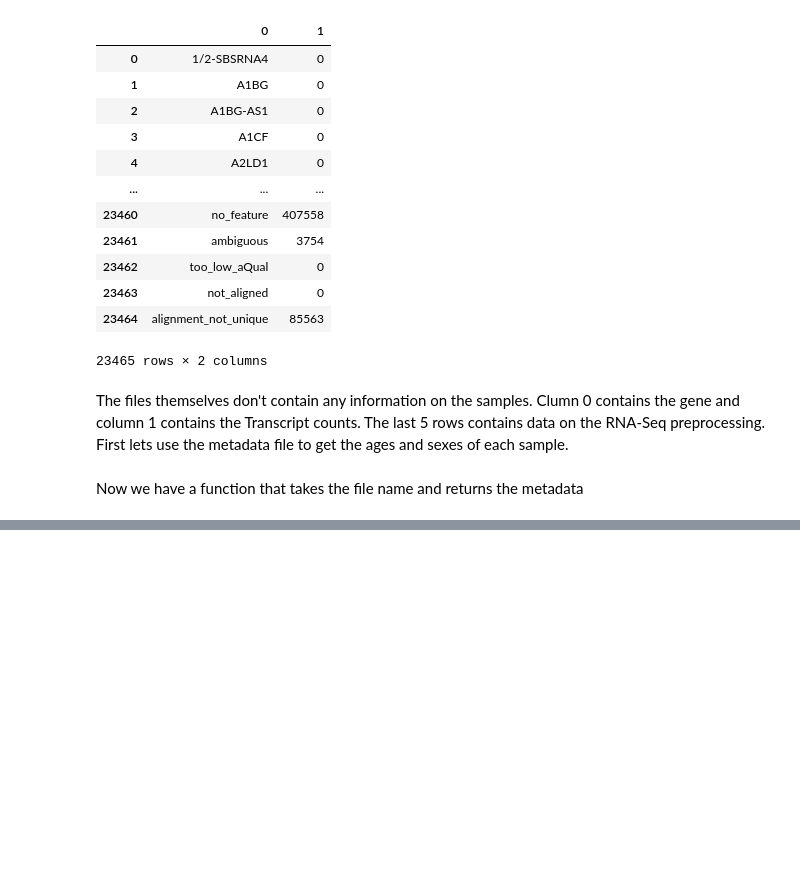
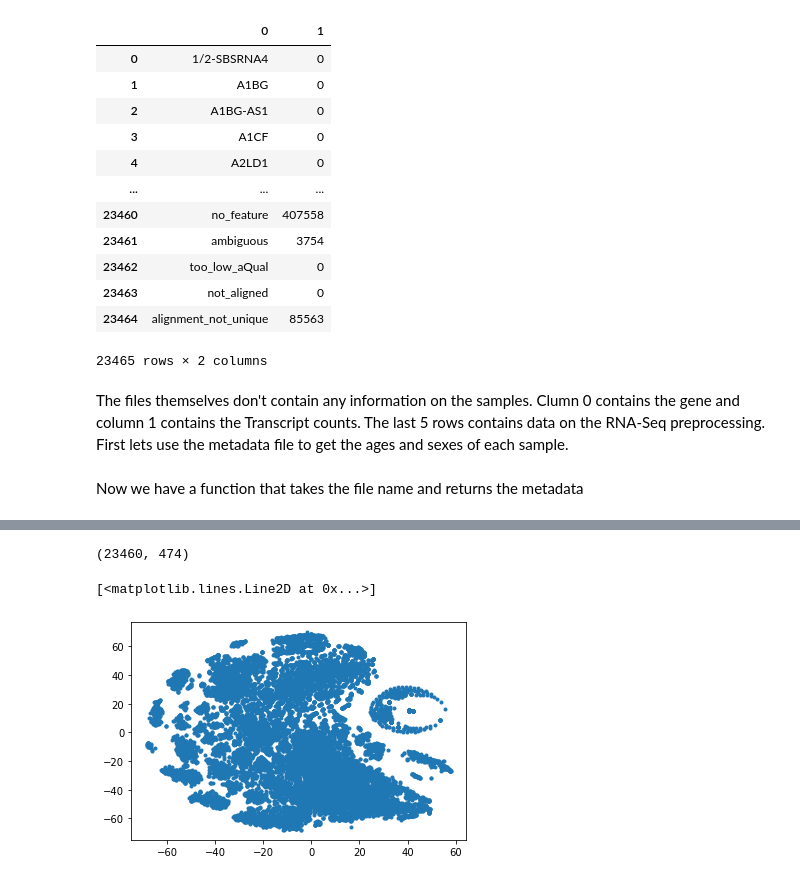
Before and after one commit to RARARARARARARARARARARARA/RNAseqAnalysis, a Jupyter notebook: Processing.ipynb, the cells around one changed output, grey strips where cells are left out. Cells and saved outputs as stored; diff of their text form; code cells hidden in the pictures; blank space fills up the shorter version.

```diff
--- a/Processing.ipynb
+++ b/Processing.ipynb
@@ -103,0 +168,22 @@ plt.legend()
+# %%
+folder = 'DenoisedData/'
+f = listdir(folder)[0]
+
+
+df = pd.read_csv(folder+f,delimiter='\t')
+counts = np.array(df[df.columns[1:]])
+genes = counts.shape[0]
+cells = counts.shape[1]
+print(counts.shape)
+genemean = counts.mean(axis=0)
+genevar = counts.var(axis=0)
+cellsum = counts.sum(axis=1)
+# plt.plot(np.array(sorted(genevar))/max(genevar))
+# plt.plot(np.array(sorted(genemean))/max(genemean))
+x = TSNE().fit_transform(counts)
+plt.plot(x[:,0],x[:,1],'.')
+# plt.plot(x)
+# %% [output]
+(23460, 474)
+[<matplotlib.lines.Line2D at 0x...>]
+[figure, added]
```
Also changed, not shown: parts of 11 cells of this notebook, 24 other files.
